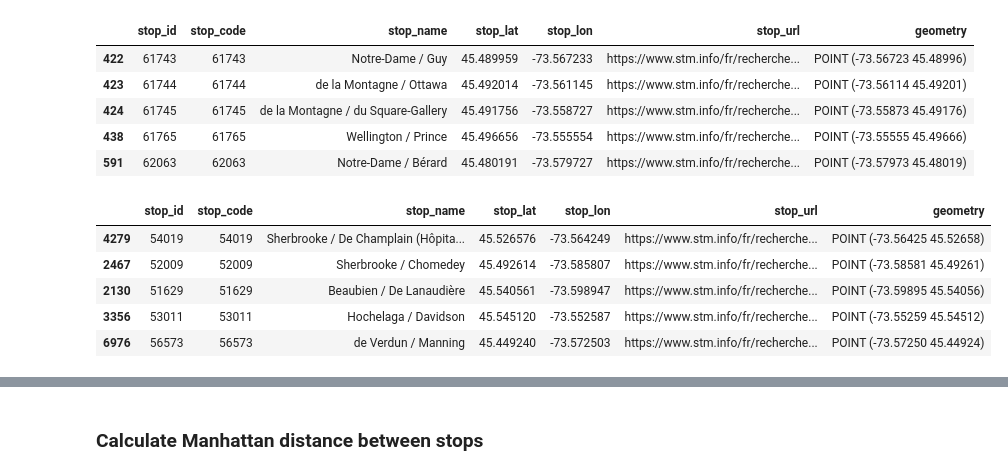
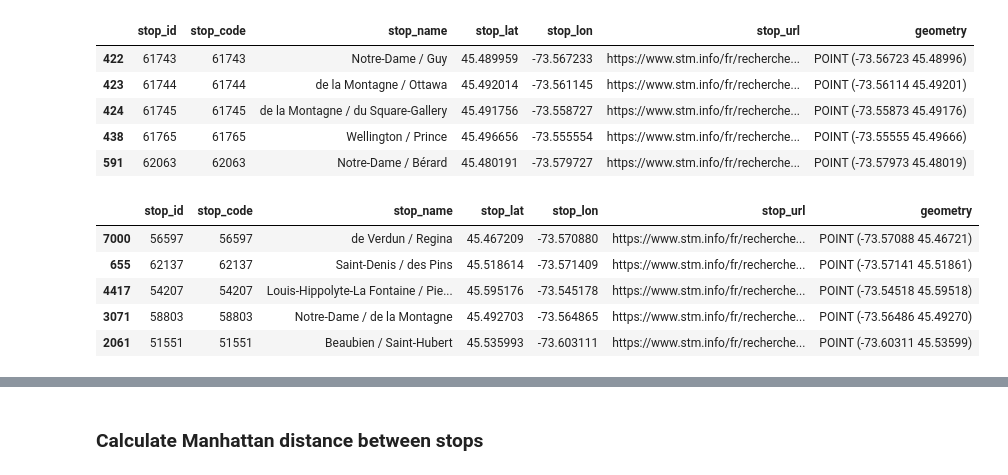
Before and after one commit to lakshyaag/Route-Optimization-STM, a Jupyter notebook: optimize.ipynb, the cells around one changed output, grey strips where cells are left out. Cells and saved outputs as stored; diff of their text form; code cells hidden in the pictures.

```diff
--- a/optimize.ipynb
+++ b/optimize.ipynb
@@ -459,7 +459,7 @@ def get_segment_stops(segment_df, route_id, direction_id=0):
 # %% [markdown]
 ### Get stops on route
 # %%
-routes = ["35", "61", "15", "51", "18", "107", "24", "67"]
+routes = ["35", "61", "15", "51", "18", "107", "144"]
 route_details = {}
 
 for r in routes:
@@ -500,16 +500,16 @@ stops_df_gpd.head()
 | 438 | 61765 | 61765 | Wellington / Prince | 45.496656 | -73.555554 | https://www.stm.info/fr/recherche... | POINT (-73.55555 45.49666) |
 | 591 | 62063 | 62063 | Notre-Dame / Bérard | 45.480191 | -73.579727 | https://www.stm.info/fr/recherche... | POINT (-73.57973 45.48019) |
 # %%
-random_stops_df_gpd = stops_df_gpd.sample(frac=0.3, random_state=420)
+random_stops_df_gpd = stops_df_gpd.sample(frac=0.1, random_state=420)
 
 random_stops_df_gpd.head()
 # %% [output]
 |  | stop_id | stop_code | stop_name | stop_lat | stop_lon | stop_url | geometry |
-| 4279 | 54019 | 54019 | Sherbrooke / De Champlain (Hôpita... | 45.526576 | -73.564249 | https://www.stm.info/fr/recherche... | POINT (-73.56425 45.52658) |
-| 2467 | 52009 | 52009 | Sherbrooke / Chomedey | 45.492614 | -73.585807 | https://www.stm.info/fr/recherche... | POINT (-73.58581 45.49261) |
-| 2130 | 51629 | 51629 | Beaubien / De Lanaudière | 45.540561 | -73.598947 | https://www.stm.info/fr/recherche... | POINT (-73.59895 45.54056) |
-| 3356 | 53011 | 53011 | Hochelaga / Davidson | 45.545120 | -73.552587 | https://www.stm.info/fr/recherche... | POINT (-73.55259 45.54512) |
-| 6976 | 56573 | 56573 | de Verdun / Manning | 45.449240 | -73.572503 | https://www.stm.info/fr/recherche... | POINT (-73.57250 45.44924) |
+| 7000 | 56597 | 56597 | de Verdun / Regina | 45.467209 | -73.570880 | https://www.stm.info/fr/recherche... | POINT (-73.57088 45.46721) |
+| 655 | 62137 | 62137 | Saint-Denis / des Pins | 45.518614 | -73.571409 | https://www.stm.info/fr/recherche... | POINT (-73.57141 45.51861) |
+| 4417 | 54207 | 54207 | Louis-Hippolyte-La Fontaine / Pie... | 45.595176 | -73.545178 | https://www.stm.info/fr/recherche... | POINT (-73.54518 45.59518) |
+| 3071 | 58803 | 58803 | Notre-Dame / de la Montagne | 45.492703 | -73.564865 | https://www.stm.info/fr/recherche... | POINT (-73.56486 45.49270) |
+| 2061 | 51551 | 51551 | Beaubien / Saint-Hubert | 45.535993 | -73.603111 | https://www.stm.info/fr/recherche... | POINT (-73.60311 45.53599) |
 # %%
 # Add a depot stop to the random stops dataframe in the beginning
 depot = pd.DataFrame(
```
Also changed, not shown: parts of 15 cells of this notebook.
